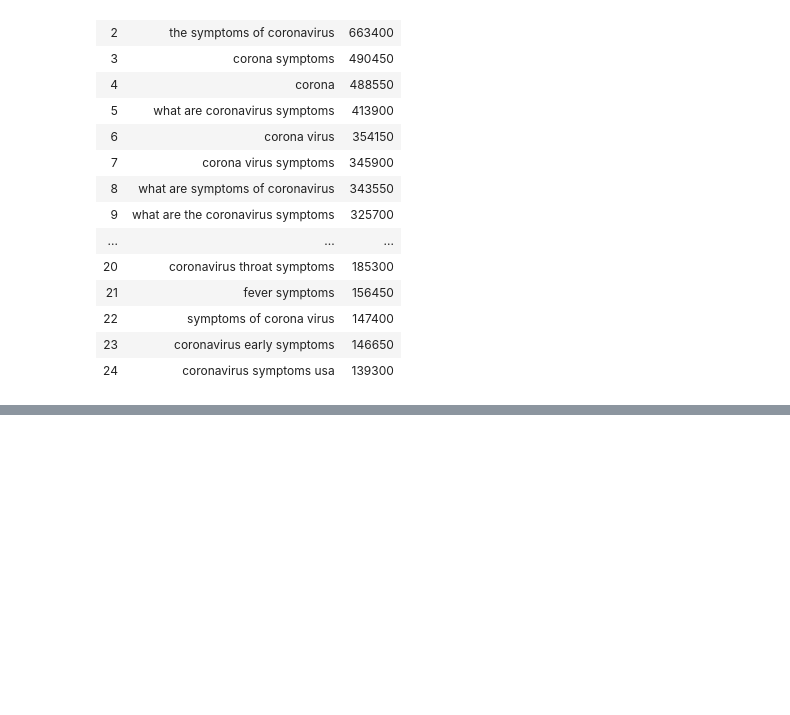
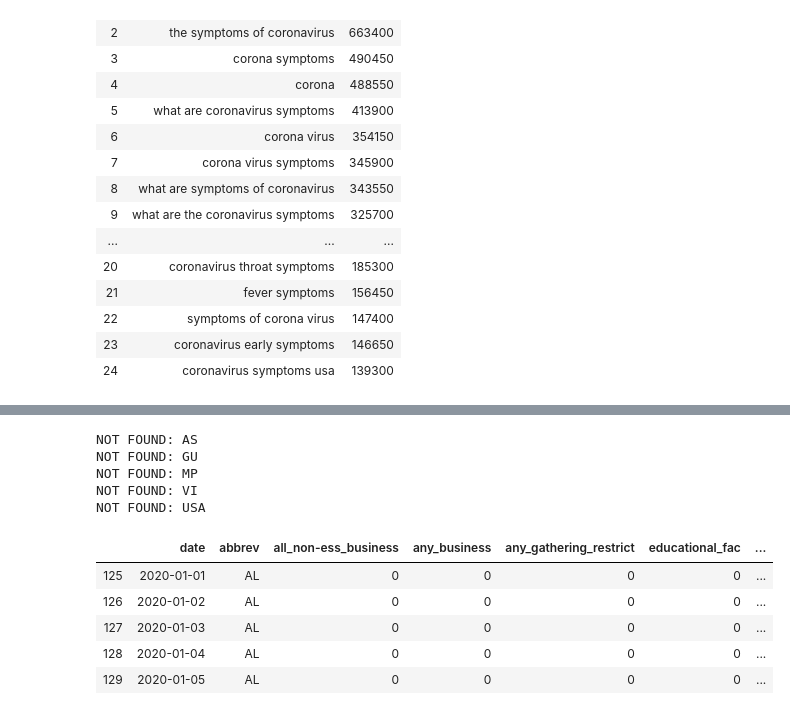
Before and after one commit to spotted-d/RNN_covid19_modeling, a Jupyter notebook: finalproject_group65.ipynb, the cells around one changed output, grey strips where cells are left out. Drawn from its saved outputs; the diff is of its cells as text; code cells hidden in the pictures; blank space fills up the shorter version.

```diff
--- a/finalproject_group65.ipynb
+++ b/finalproject_group65.ipynb
@@ -205,6 +215,8 @@ states_dict = {
     'Wyoming': 'WY',
     'United States': 'USA'
 }
+
+states = list(states_dict.values())
 # %%
 # clean data by imputing missing dates and mapping abbreviations
 covid_us_cleaned = impute_missing_dates(covid_us)
@@ -369,0 +436,7 @@ queries_master = pd.merge(queries_master, queries.drop(benchmark, axis=1),
+# %%
+# load ihme data
+ihme_summary = pd.read_csv("./data/raw_data/summary_stats_all_locs.csv")
+
+# fetch only US states
+ihme_summary = ihme_summary.loc[ihme_summary["location_name"].isin(list(states_dict.keys()))]
+ihme_summary.head()
@@ -369,0 +487,48 @@ queries_master = pd.merge(queries_master, queries.drop(benchmark, axis=1),
+# %%
+def build_mitigation_time_series(state_abbrev):
+    '''
+    Takes a start and end date for a given measure and converts it
+    to a time series of 0 and 1 indicating whether the measure was
+    in place for that day
+    '''
+
+    # build standalone df of state mitigation dates
+    state_mitigation = mitigation.loc[mitigation["abbrev"] == state_abbrev]
+
+    # empty df with state and dates of interest
+    state_dates = queries_master.loc[queries_master["abbrev"] == state_abbrev][["date", "abbrev"]]
+    state_dates["date"] = pd.to_datetime(state_dates["date"])
+
+    # generate time series of mitigation measures
+    for measure in mitigation_measures:
+        state_dates[measure] = (
+            (state_dates["date"] >= state_mitigation[f"{measure}_start_date"].values[0]) &
+            (state_dates["date"] <= state_mitigation[f"{measure}_end_date"].values[0])).astype(int)
+
+    return state_dates
+# %%
+# empty df
+hi = build_mitigation_time_series("HI")
+state_mitigation_measures = pd.DataFrame(columns = hi.columns)
+
+# loop through all states
+for state in states:
+    try:
+        state_mit = build_mitigation_time_series(state)
+    except:
+        print(f"NOT FOUND: {state}")
+    state_mitigation_measures = pd.concat([state_mitigation_measures, state_mit])
+
+state_mitigation_measures.head()
+# %% [output]
+NOT FOUND: AS
+NOT FOUND: GU
+NOT FOUND: MP
+NOT FOUND: VI
+NOT FOUND: USA
+|  | date | abbrev | all_non-ess_business | any_business | any_gathering_restrict | educational_fac | ... |
+| 125 | 2020-01-01 | AL | 0 | 0 | 0 | 0 | ... |
+| 126 | 2020-01-02 | AL | 0 | 0 | 0 | 0 | ... |
+| 127 | 2020-01-03 | AL | 0 | 0 | 0 | 0 | ... |
+| 128 | 2020-01-04 | AL | 0 | 0 | 0 | 0 | ... |
+| 129 | 2020-01-05 | AL | 0 | 0 | 0 | 0 | ... |
```
Also changed, not shown: parts of 14 cells of this notebook, 1 other file.
